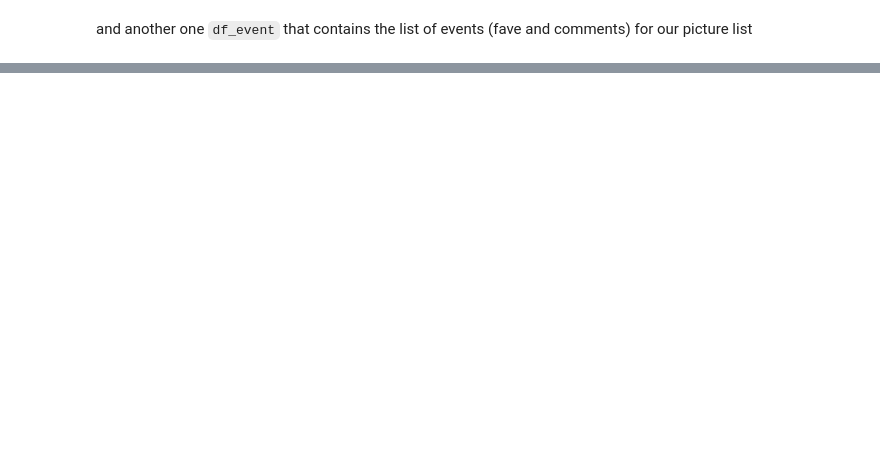
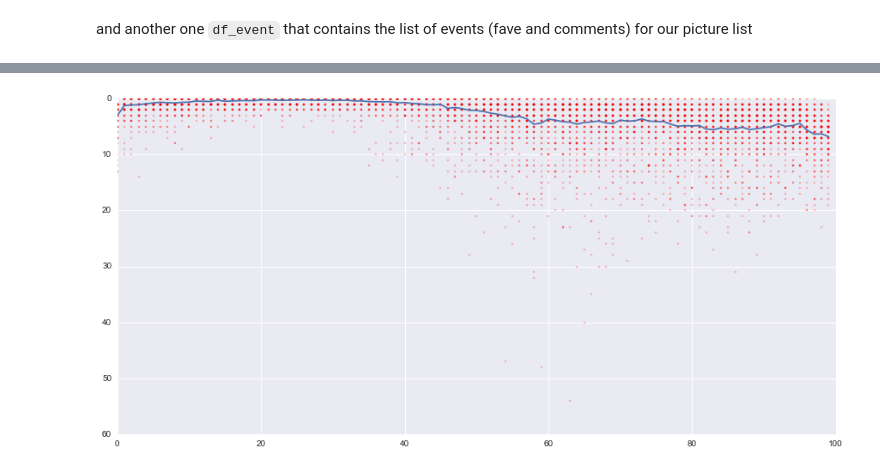
Before and after one commit to odhondt/flickr-data, a Jupyter notebook: flickr data.ipynb, the cells around one changed output, grey strips where cells are left out. Drawn from its saved outputs; the diff is of its cells as text; code cells hidden in the pictures; blank space fills up the shorter version.

```diff
--- a/flickr data.ipynb
+++ b/flickr data.ipynb
@@ -338,0 +344,15 @@ for k, grp in df_event.groupby('photo_id'):
+# %%
+figsize(15,7)
+acc = zeros(100)
+for k, grp in grouped:
+    tt=grp['time']-df_info.posted[df_info.photo_id==k].iloc[0]
+    #print tt
+    ttt=(tt.astype('timedelta64[s]').astype(float)/3600);
+    h=histogram(ttt, bins=100)
+    acc += h[0]
+    plot(h[1]h[0], '.r', alpha=0.25, markersize=5)
+acc /= len(grouped)
+plot(acc)
+gca().invert_yaxis()
+# %% [output]
+[figure, added]
```
Also changed, not shown: parts of 7 cells of this notebook.
